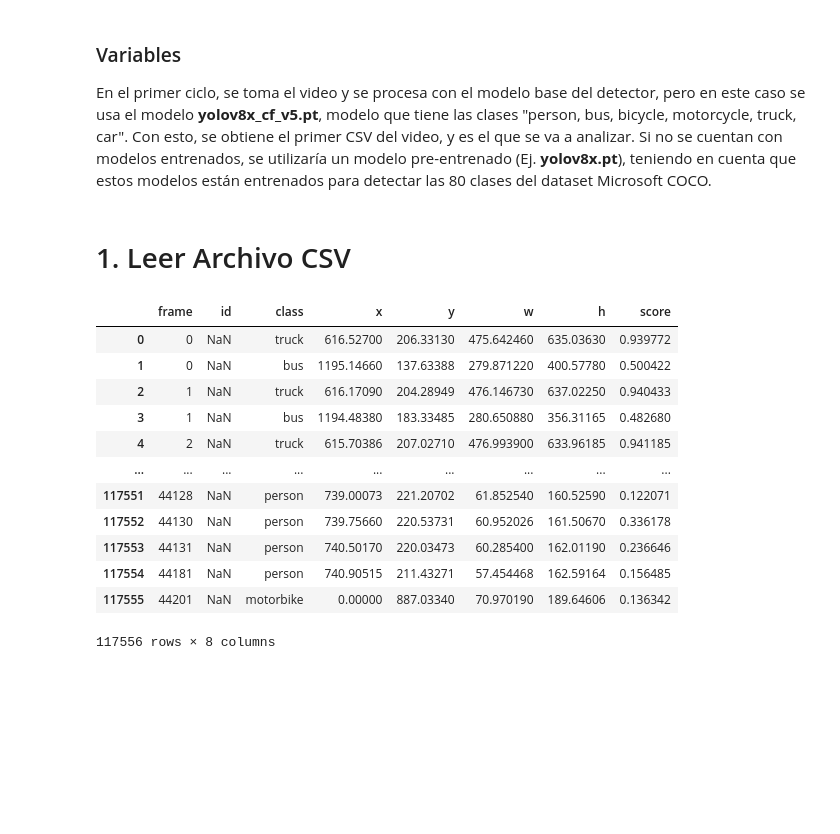
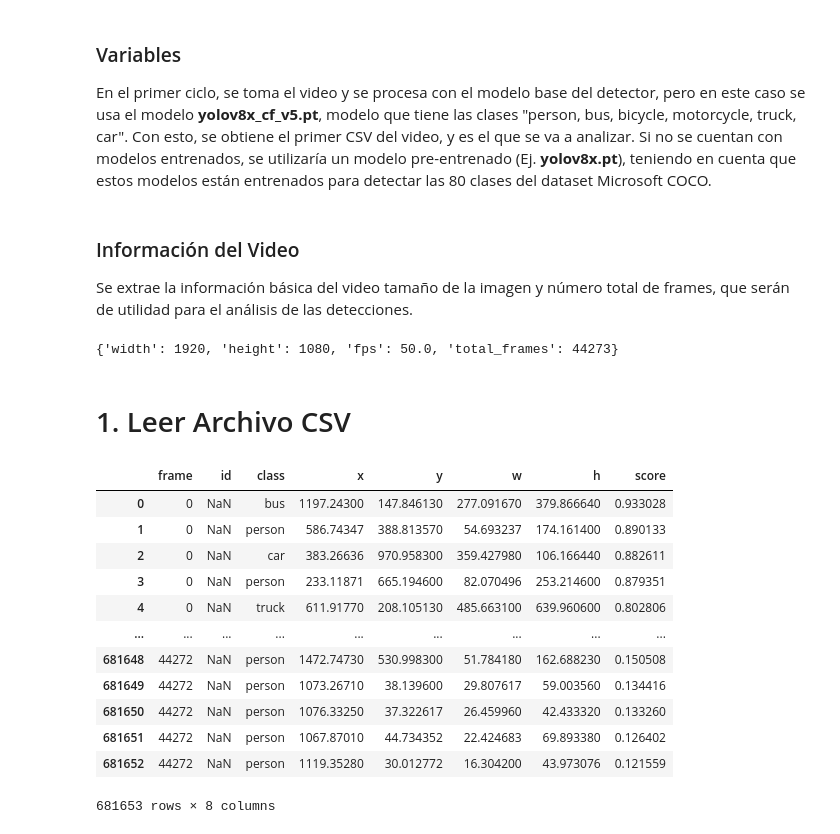
Before and after one commit to cawilchesp/roboflow_active_learning, a Jupyter notebook: csv_analysis.ipynb, the cells around one changed output. Drawn from its saved outputs; the diff is of its cells as text; code cells hidden in the pictures; blank space fills up the shorter version.

```diff
--- a/csv_analysis.ipynb
+++ b/csv_analysis.ipynb
@@ -31,28 +33,38 @@ INPUT_CSV = 'ARS_Iglesia_Santa_Maria_Magdalena_CAM1.csv'
+# %% [markdown]
+### Información del Video
+
+Se extrae la información básica del video tamaño de la imagen y número total de frames, que serán de utilidad para el análisis de las detecciones.
+# %%
+source_video = f"{SOURCE_FOLDER}/{INPUT_VIDEO}"
+source_info, source_flag = VideoInfo.get_source_info(source_video)
+source_info.__dict__
+# %% [output]
+{'width': 1920, 'height': 1080, 'fps': 50.0, 'total_frames': 44273}
 # %% [markdown]
 # 1. Leer Archivo CSV
 # %%
 # Load input parameters
-source: str = f"{SOURCE_FOLDER}/{INPUT_CSV}"
+source: str = f"{SOURCE_CSV}/{INPUT_CSV}"
 with open(source, 'r') as csv_file:
     csv_data = pd.read_csv(
         filepath_or_buffer=csv_file,
         sep=',',
         names=['frame', 'id', 'class', 'x', 'y', 'w', 'h', 'score'],
-        header=0,
+        header=None,
         index_col=False
     )
 csv_data
 # %% [output]
 |  | frame | id | class | x | y | w | h | score |
-| 0 | 0 | NaN | truck | 616.52700 | 206.33130 | 475.642460 | 635.03630 | 0.939772 |
-| 1 | 0 | NaN | bus | 1195.14660 | 137.63388 | 279.871220 | 400.57780 | 0.500422 |
-| 2 | 1 | NaN | truck | 616.17090 | 204.28949 | 476.146730 | 637.02250 | 0.940433 |
-| 3 | 1 | NaN | bus | 1194.48380 | 183.33485 | 280.650880 | 356.31165 | 0.482680 |
-| 4 | 2 | NaN | truck | 615.70386 | 207.02710 | 476.993900 | 633.96185 | 0.941185 |
+| 0 | 0 | NaN | bus | 1197.24300 | 147.846130 | 277.091670 | 379.866640 | 0.933028 |
+| 1 | 0 | NaN | person | 586.74347 | 388.813570 | 54.693237 | 174.161400 | 0.890133 |
+| 2 | 0 | NaN | car | 383.26636 | 970.958300 | 359.427980 | 106.166440 | 0.882611 |
+| 3 | 0 | NaN | person | 233.11871 | 665.194600 | 82.070496 | 253.214600 | 0.879351 |
+| 4 | 0 | NaN | truck | 611.91770 | 208.105130 | 485.663100 | 639.960600 | 0.802806 |
 | ... | ... | ... | ... | ... | ... | ... | ... | ... |
-| 117551 | 44128 | NaN | person | 739.00073 | 221.20702 | 61.852540 | 160.52590 | 0.122071 |
-| 117552 | 44130 | NaN | person | 739.75660 | 220.53731 | 60.952026 | 161.50670 | 0.336178 |
-| 117553 | 44131 | NaN | person | 740.50170 | 220.03473 | 60.285400 | 162.01190 | 0.236646 |
-| 117554 | 44181 | NaN | person | 740.90515 | 211.43271 | 57.454468 | 162.59164 | 0.156485 |
-| 117555 | 44201 | NaN | motorbike | 0.00000 | 887.03340 | 70.970190 | 189.64606 | 0.136342 |
+| 681648 | 44272 | NaN | person | 1472.74730 | 530.998300 | 51.784180 | 162.688230 | 0.150508 |
+| 681649 | 44272 | NaN | person | 1073.26710 | 38.139600 | 29.807617 | 59.003560 | 0.134416 |
+| 681650 | 44272 | NaN | person | 1076.33250 | 37.322617 | 26.459960 | 42.433320 | 0.133260 |
+| 681651 | 44272 | NaN | person | 1067.87010 | 44.734352 | 22.424683 | 69.893380 | 0.126402 |
+| 681652 | 44272 | NaN | person | 1119.35280 | 30.012772 | 16.304200 | 43.973076 | 0.121559 |
-117556 rows × 8 columns
+681653 rows × 8 columns
```
Also changed, not shown: parts of 52 cells of this notebook.
